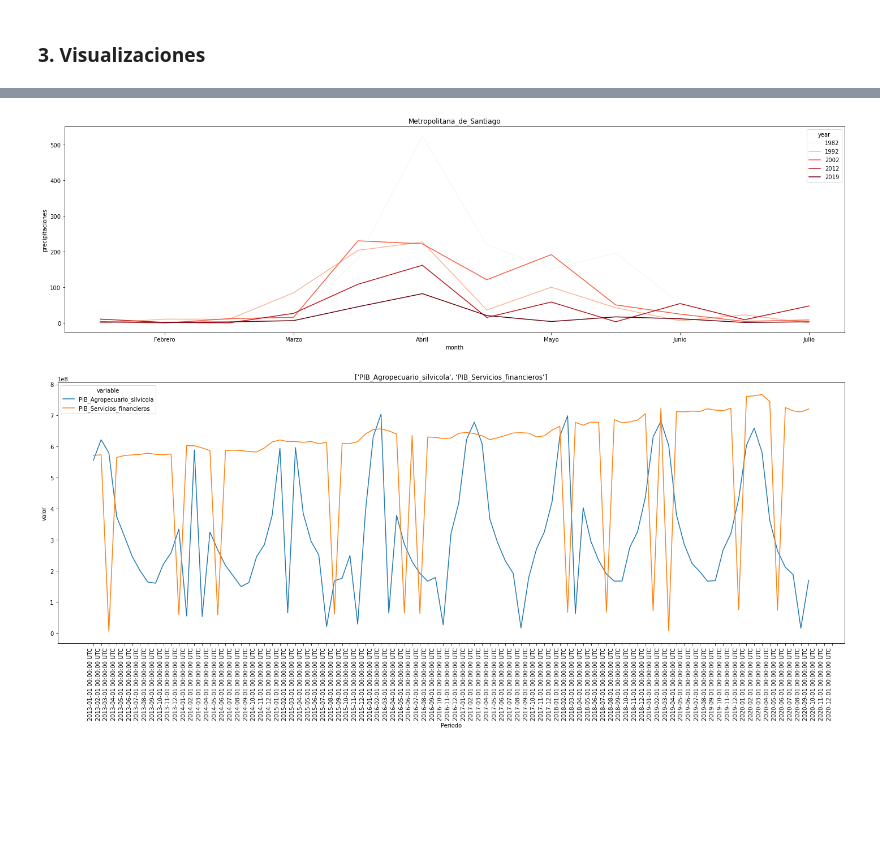
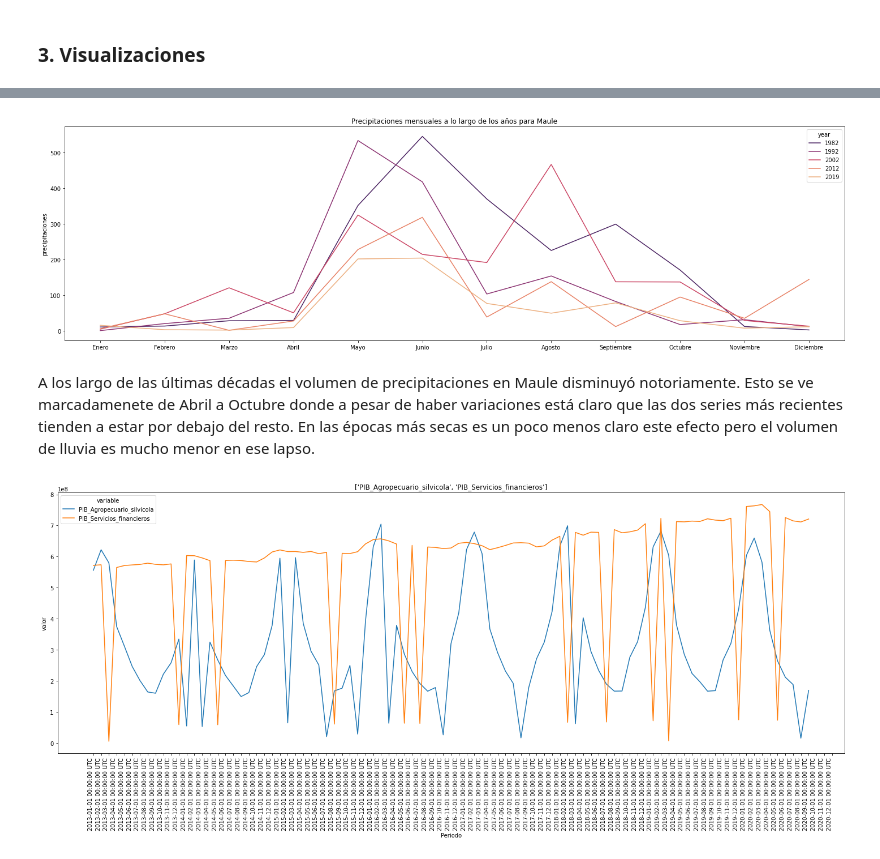
Before and after one commit to fbetteo/spike, a Jupyter notebook: desafio.ipynb, the cells around one changed output, grey strips where cells are left out. Drawn from its saved outputs; the diff is of its cells as text; code cells hidden in the pictures; blank space fills up the shorter version.

```diff
--- a/desafio.ipynb
+++ b/desafio.ipynb
@@ -57,6 +47,7 @@ Name: date, Length: 496, dtype: int64
 # %%
-precipitaciones['anio'] = pd.to_datetime(precipitaciones.date).dt.year
-precipitaciones['mes'] = pd.to_datetime(precipitaciones.date).dt.month
+precipitaciones['date'] = pd.to_datetime(precipitaciones.date)
+precipitaciones['anio'] = precipitaciones.date.dt.year
+precipitaciones['mes'] = precipitaciones.date.dt.month
 precipitaciones.drop_duplicates(inplace=True)
 precipitaciones.describe()
 # %% [output]
@@ -70,7 +61,7 @@ precipitaciones.describe()
 | 75% | 16.137600 | 38.409213 | 63.408364 | 101.875093 | 142.230716 | 184.751307 | 208.316243 | ... |
 | max | 347.133889 | 441.048604 | 524.592667 | 645.515752 | 759.177712 | 702.434707 | 661.211203 | ... |
 # %%
-precipitaciones_long = pd.melt(precipitaciones, id_vars="date", var_name="region", value_name="precipitaciones")
+precipitaciones_long = pd.melt(precipitaciones.drop(columns=['anio', 'mes']), id_vars="date", var_name="region", value_name="precipitaciones")
 # %%
 descripcion_precipitaciones = precipitaciones_long.groupby("region").agg({'date': ['min', 'max', 'count'],
                                                            'precipitaciones': ['min', 'max', 'mean', 'median', utils.count_na]
@@ -233,12 +294,12 @@ plt.tight_layout()
 # %%
-## CORREGIR MESES EN XTICKLABELS y COLORES
 fig, ax = plt.subplots(nrows=1, ncols=1, figsize=(20,6))
-# ax = ax.flatten()
 
 years = [1982,1992,2002,2012,2019]
-utils.plot_precipitaciones_mensuales(precipitaciones_long, region="Metropolitana_de_Santiago", years=years, ax=ax)
+utils.plot_precipitaciones_mensuales(precipitaciones_long, region="Maule", years=years, ax=ax)
 
 plt.tight_layout();
 # %% [output]
-[figure, old version]
+[figure, new version]
+# %% [markdown]
+A los largo de las últimas décadas el volumen de precipitaciones en Maule disminuyó notoriamente. Esto se ve marcadamenete de Abril a Octubre donde a pesar de haber variaciones está claro que las dos series más recientes tienden a estar por debajo del resto. En las épocas más secas es un poco menos claro este efecto pero el volumen de lluvia es mucho menor en ese lapso.
 # %%
```
Also changed, not shown: parts of 36 cells of this notebook, 1 other file.
